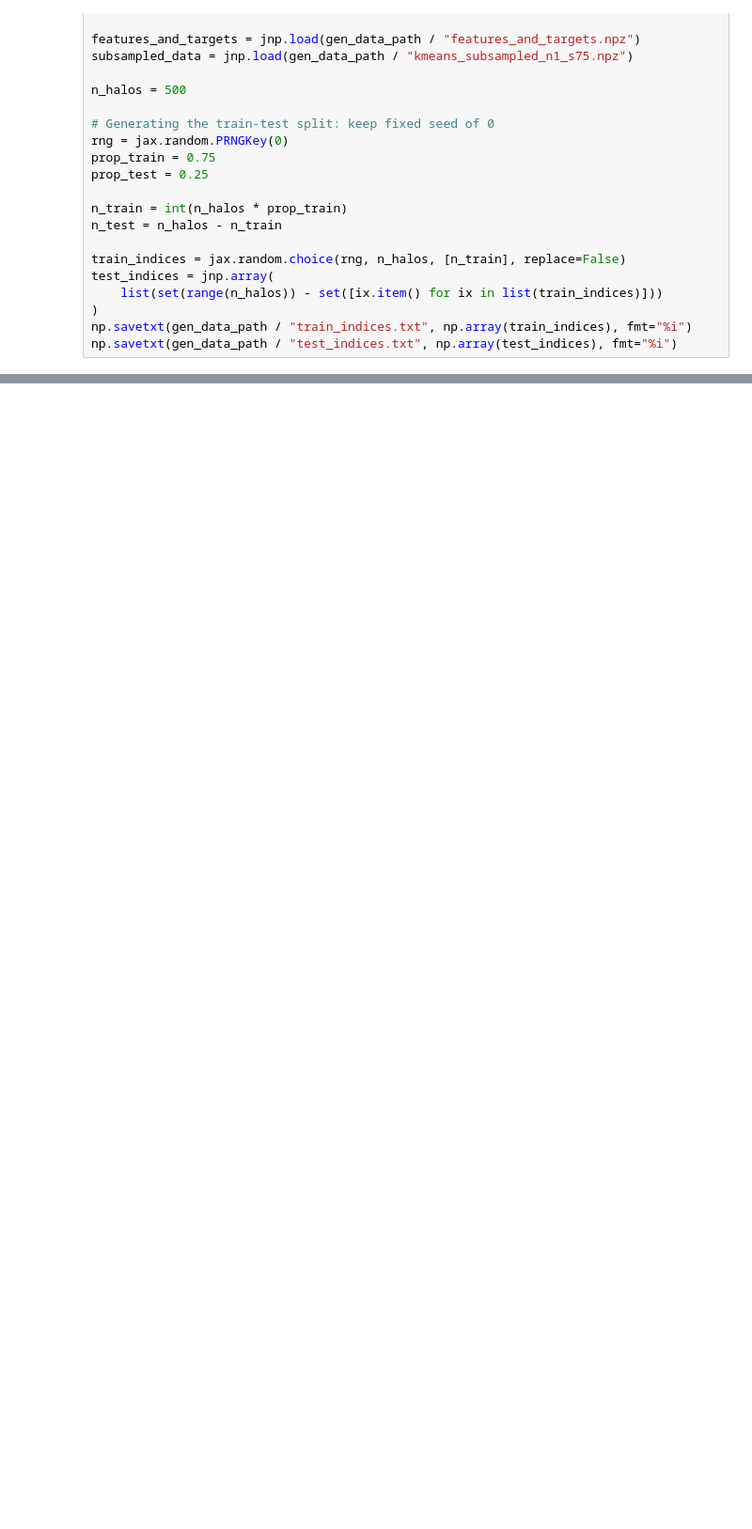
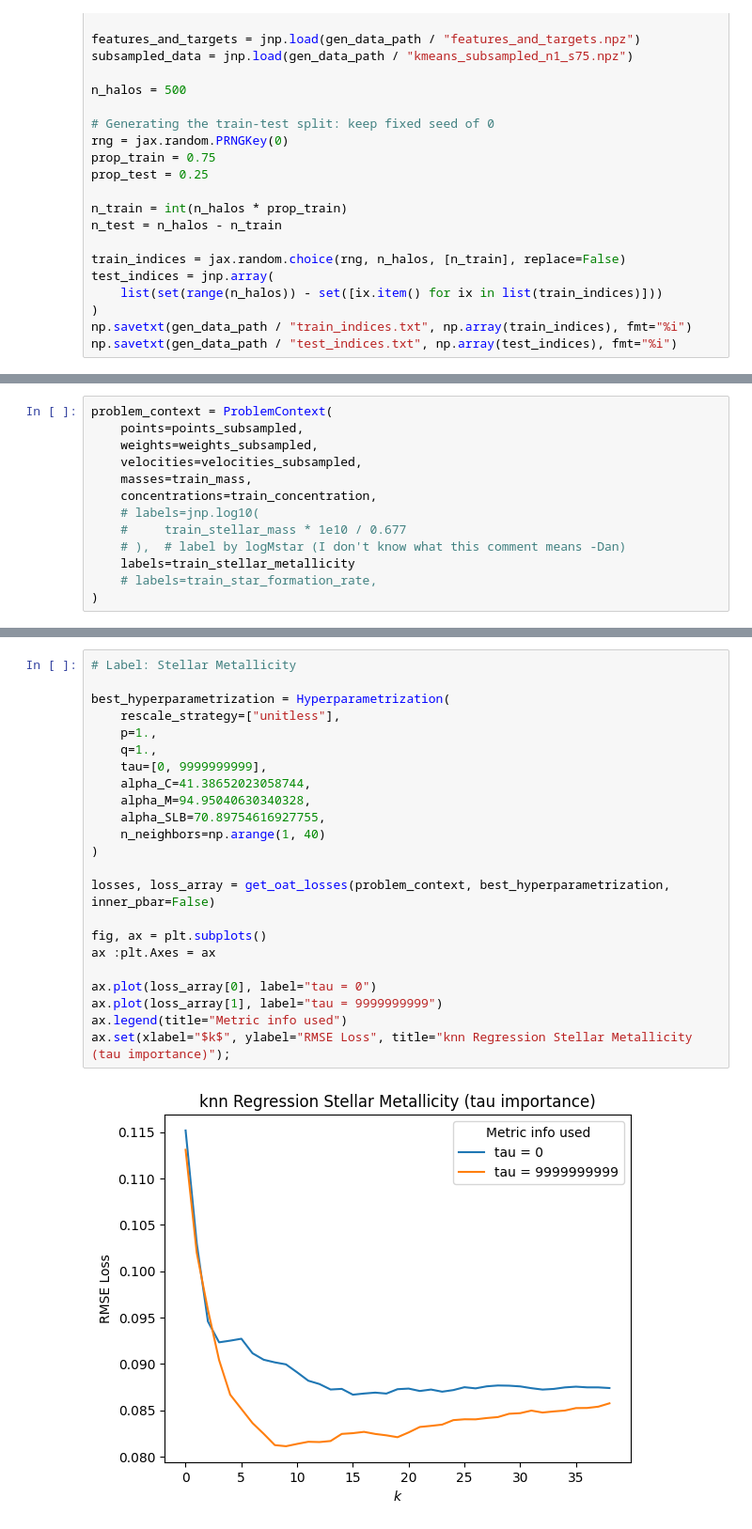
Before and after one commit to captain-pool/dark-matter-halos-2, a Jupyter notebook: notebooks/run_pipeline_extended.ipynb, the cells around one changed output, grey strips where cells are left out. Shown at 94% size. Drawn from its saved outputs; the diff is of its cells as text; blank space fills up the shorter version.

```diff
--- a/notebooks/run_pipeline_extended.ipynb
+++ b/notebooks/run_pipeline_extended.ipynb
@@ -121,0 +149,13 @@ ax.set(xlabel="$k$", ylabel="RMSE Loss", title="kNN regression of Stellar Mass (
+# %%
+problem_context = ProblemContext(
+    points=points_subsampled,
+    weights=weights_subsampled,
+    velocities=velocities_subsampled,
+    masses=train_mass,
+    concentrations=train_concentration,
+    # labels=jnp.log10(
+    #     train_stellar_mass * 1e10 / 0.677
+    # ),  # label by logMstar (I don't know what this comment means -Dan)
+    labels=train_stellar_metallicity
+    # labels=train_star_formation_rate,
+)
@@ -121,0 +182,25 @@ ax.set(xlabel="$k$", ylabel="RMSE Loss", title="kNN regression of Stellar Mass (
+# %%
+# Label: Stellar Metallicity
+
+best_hyperparametrization = Hyperparametrization(
+    rescale_strategy=["unitless"],
+    p=1.,
+    q=1.,
+    tau=[0, 9999999999],
+    alpha_C=41.38652023058744,
+    alpha_M=94.95040630340328,
+    alpha_SLB=70.89754616927755,
+    n_neighbors=np.arange(1, 40)
+)
+
+losses, loss_array = get_oat_losses(problem_context, best_hyperparametrization, inner_pbar=False)
+
+fig, ax = plt.subplots()
+ax :plt.Axes = ax
+
+ax.plot(loss_array[0], label="tau = 0")
+ax.plot(loss_array[1], label="tau = 9999999999")
+ax.legend(title="Metric info used")
+ax.set(xlabel="$k$", ylabel="RMSE Loss", title="knn Regression Stellar Metallicity (tau importance)");
+# %% [output]
+[figure, added]
```
Also changed, not shown: parts of 15 cells of this notebook, 3 other files.
